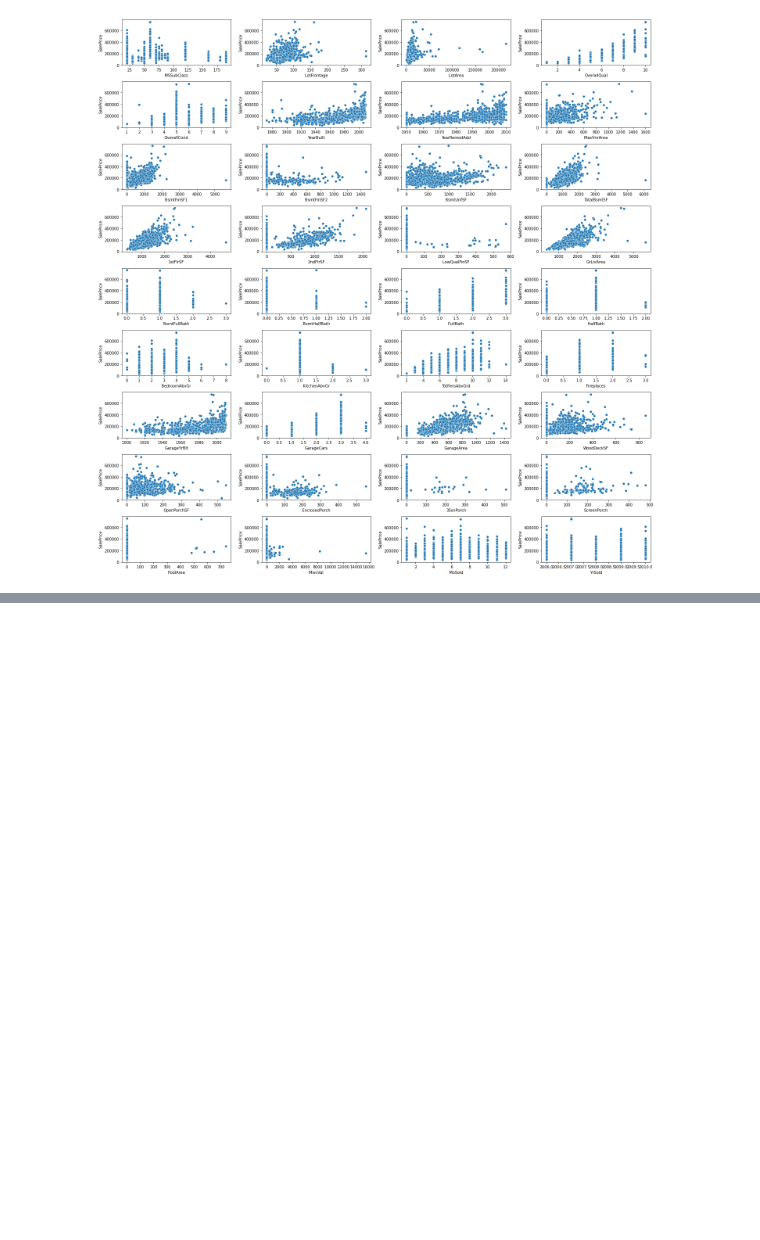
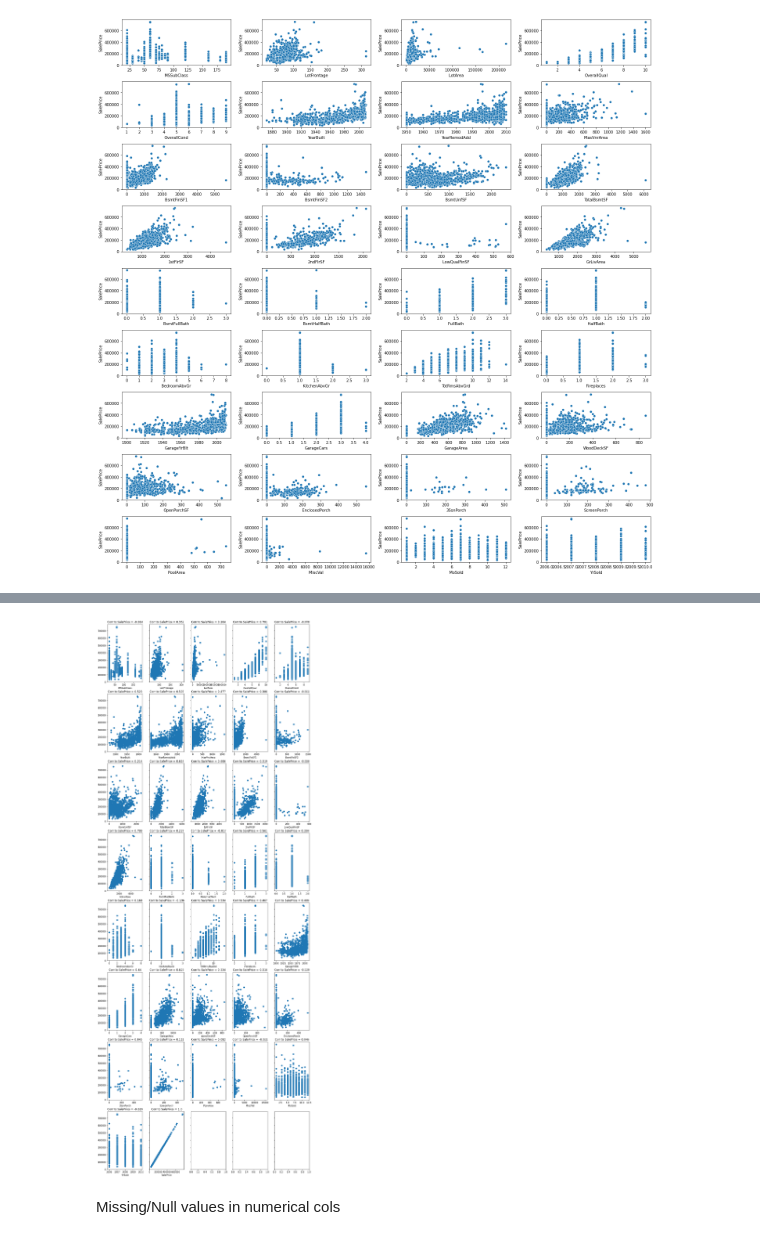
Before and after one commit to Andreas1597/py-ml-housing-prices, a Jupyter notebook: app2.ipynb, the cells around one changed output, grey strips where cells are left out. Cells and saved outputs as stored; diff of their text form; code cells hidden in the pictures; blank space fills up the shorter version.

```diff
--- a/app2.ipynb
+++ b/app2.ipynb
@@ -179,0 +210,18 @@ plt.show()
+# %%
+corr_to_price = correlation['SalePrice']
+n_cols, n_rows = 5, 8
+fix, ax_arr = plt.subplots(n_rows, n_cols, figsize=(16,20), sharey=True)
+plt.subplots_adjust(bottom=-0.8)
+for j in range(n_rows):
+    for i in range(n_cols):
+        plt.sca(ax_arr[j, i])
+        index = i + j*n_cols
+        if index < len(num_cols):
+            plt.scatter(data[num_cols[index]], data.SalePrice)
+            plt.xlabel(num_cols[index])
+            plt.title('Corr to SalePrice = ' + str(np.around(corr_to_price[index], decimals=3)))
+plt.show()
+# %% [output]
+[figure, added]
+# %% [markdown]
+Missing/Null values in numerical cols
```
Also changed, not shown: parts of 9 cells of this notebook.
